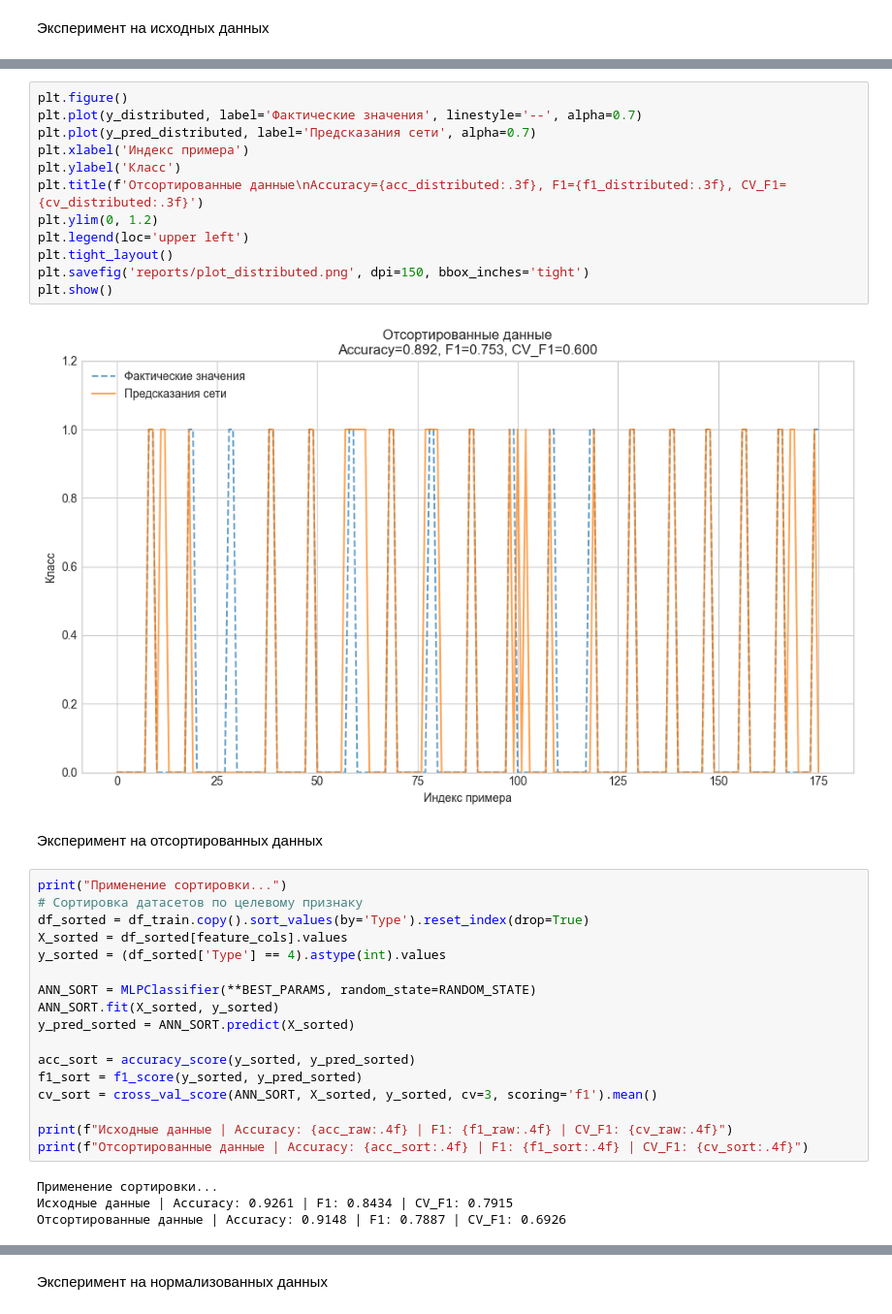
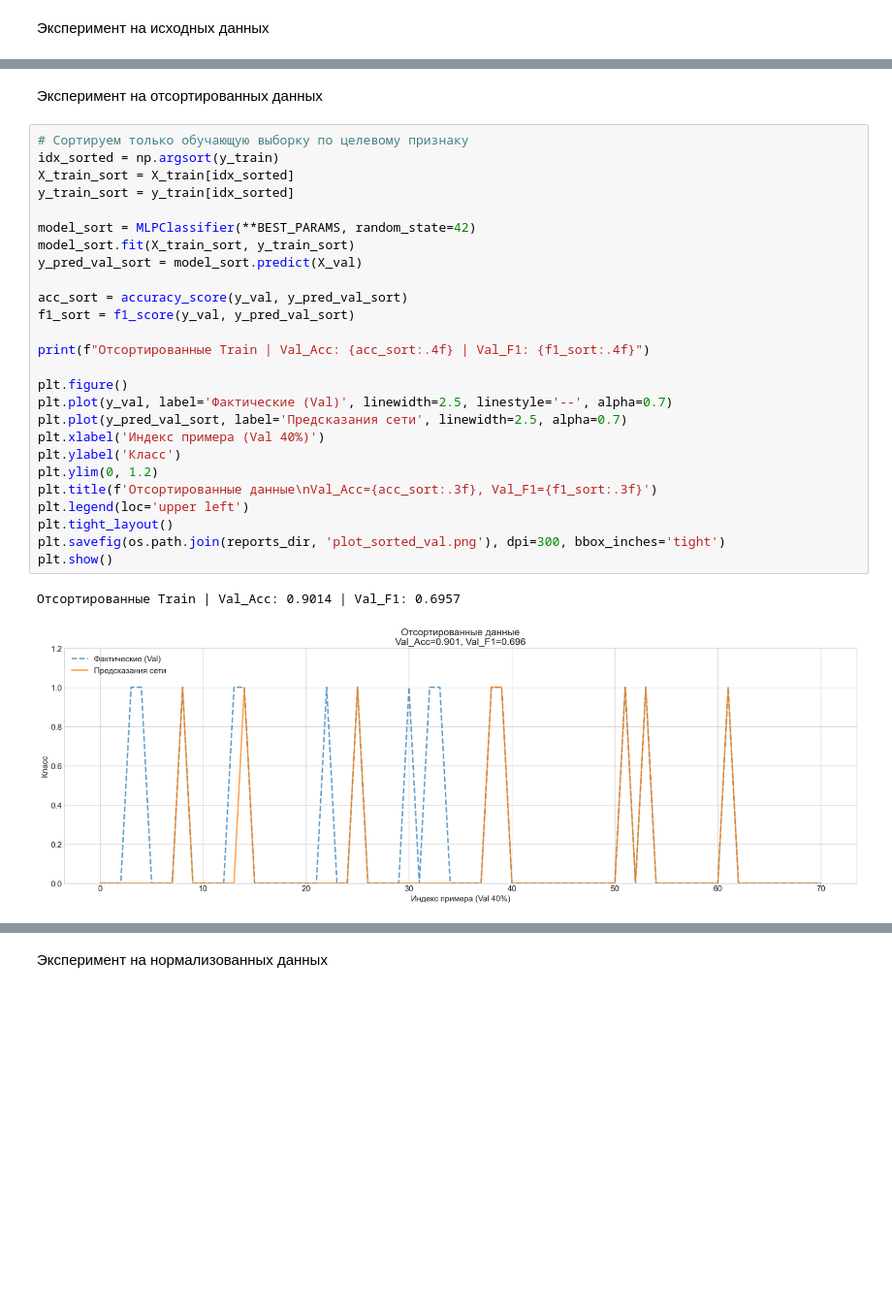
Before and after one commit to heigan/LB_3, a Jupyter notebook: 03_preview.ipynb, the cells around one changed output, grey strips where cells are left out. Shown at 97% size. Saved outputs shown, nothing was run; the diff lists cells and outputs as text; blank space fills up the shorter version.

```diff
--- a/03_preview.ipynb
+++ b/03_preview.ipynb
@@ -271,37 +222,31 @@ print(f"Перемешанные данные | Accuracy: {acc_distributed:.4f}
-# %%
-plt.figure()
-plt.plot(y_distributed, label='Фактические значения', linestyle='--', alpha=0.7)
-plt.plot(y_pred_distributed, label='Предсказания сети', alpha=0.7)
-plt.xlabel('Индекс примера')
-plt.ylabel('Класс')
-plt.title(f'Отсортированные данные\nAccuracy={acc_distributed:.3f}, F1={f1_distributed:.3f}, CV_F1={cv_distributed:.3f}')
-plt.ylim(0, 1.2)
-plt.legend(loc='upper left')
-plt.tight_layout()
-plt.savefig('reports/plot_distributed.png', dpi=150, bbox_inches='tight')
-plt.show()
-# %% [output]
-[figure, removed]
 # %% [markdown]
 Эксперимент на отсортированных данных
 # %%
-print("Применение сортировки...")
-# Cортировка датасетов по целевому признаку
-df_sorted = df_train.copy().sort_values(by='Type').reset_index(drop=True)
-X_sorted = df_sorted[feature_cols].values
-y_sorted = (df_sorted['Type'] == 4).astype(int).values
+# Сортируем только обучающую выборку по целевому признаку
+idx_sorted = np.argsort(y_train)
+X_train_sort = X_train[idx_sorted]
+y_train_sort = y_train[idx_sorted]
 
-ANN_SORT = MLPClassifier(**BEST_PARAMS, random_state=RANDOM_STATE)
-ANN_SORT.fit(X_sorted, y_sorted)
-y_pred_sorted = ANN_SORT.predict(X_sorted)
+model_sort = MLPClassifier(**BEST_PARAMS, random_state=42)
+model_sort.fit(X_train_sort, y_train_sort)
+y_pred_val_sort = model_sort.predict(X_val)
 
-acc_sort = accuracy_score(y_sorted, y_pred_sorted)
-f1_sort = f1_score(y_sorted, y_pred_sorted)
-cv_sort = cross_val_score(ANN_SORT, X_sorted, y_sorted, cv=3, scoring='f1').mean()
+acc_sort = accuracy_score(y_val, y_pred_val_sort)
+f1_sort = f1_score(y_val, y_pred_val_sort)
 
-print(f"Исходные данные | Accuracy: {acc_raw:.4f} | F1: {f1_raw:.4f} | CV_F1: {cv_raw:.4f}")
-print(f"Отсортированные данные | Accuracy: {acc_sort:.4f} | F1: {f1_sort:.4f} | CV_F1: {cv_sort:.4f}")
+print(f"Отсортированные Train | Val_Acc: {acc_sort:.4f} | Val_F1: {f1_sort:.4f}")
+
+plt.figure()
+plt.plot(y_val, label='Фактические (Val)', linewidth=2.5, linestyle='--', alpha=0.7)
+plt.plot(y_pred_val_sort, label='Предсказания сети', linewidth=2.5, alpha=0.7)
+plt.xlabel('Индекс примера (Val 40%)')
+plt.ylabel('Класс')
+plt.ylim(0, 1.2)
+plt.title(f'Отсортированные данные\nVal_Acc={acc_sort:.3f}, Val_F1={f1_sort:.3f}')
+plt.legend(loc='upper left')
+plt.tight_layout()
+plt.savefig(os.path.join(reports_dir, 'plot_sorted_val.png'), dpi=300, bbox_inches='tight')
+plt.show()
 # %% [output]
-Применение сортировки...
-Исходные данные | Accuracy: 0.9261 | F1: 0.8434 | CV_F1: 0.7915
-Отсортированные данные | Accuracy: 0.9148 | F1: 0.7887 | CV_F1: 0.6926
+Отсортированные Train | Val_Acc: 0.9014 | Val_F1: 0.6957
+[figure, added]
```
Also changed, not shown: parts of 17 cells of this notebook, 7 other files.
